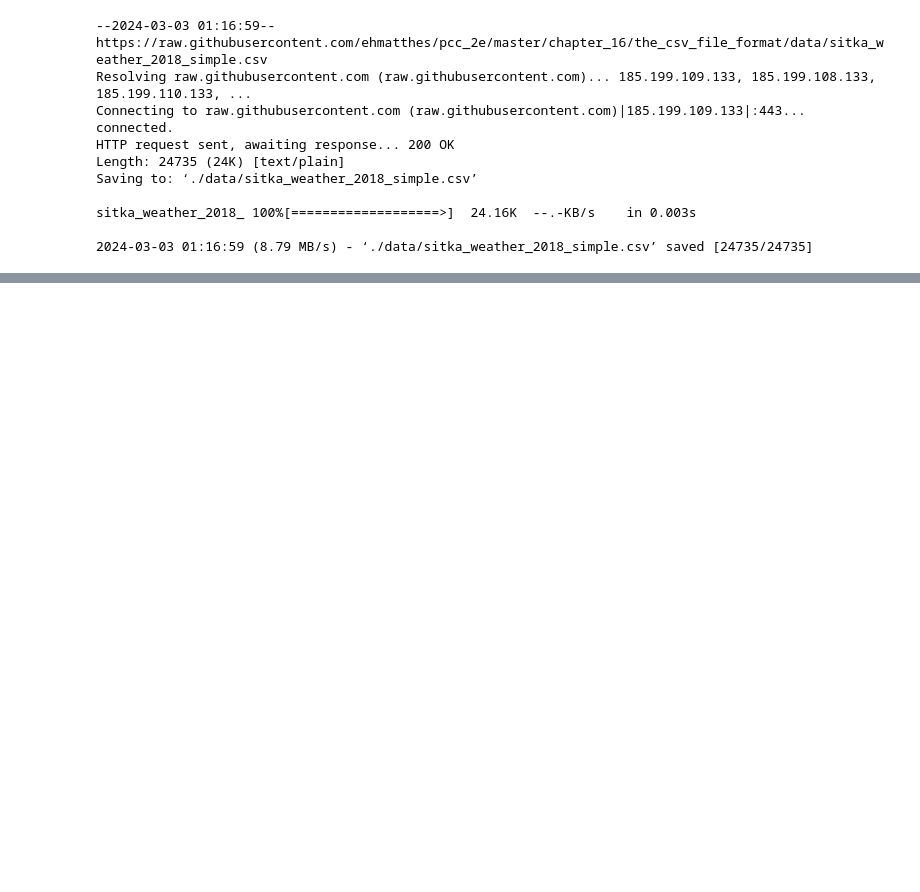
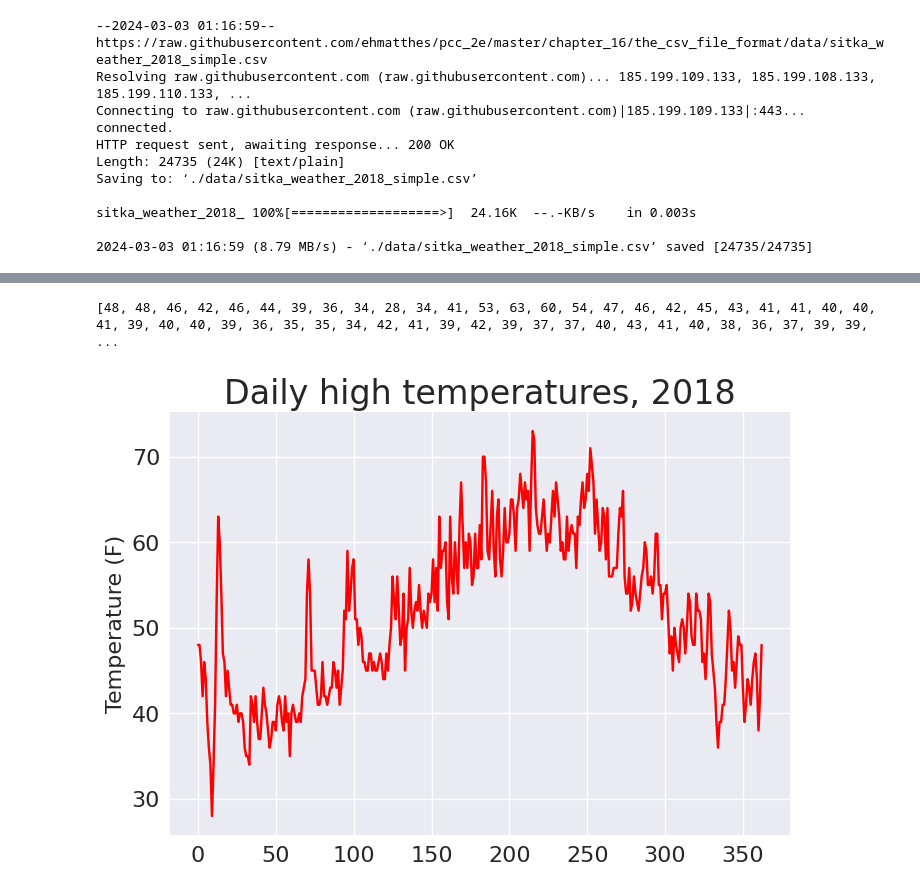
Before and after one commit to dsmith7789/Python-Practice, a Jupyter notebook: DataVisualization2/csv_practice.ipynb, the cells around one changed output, grey strips where cells are left out. Saved outputs shown, nothing was run; the diff lists cells and outputs as text; code cells hidden in the pictures; blank space fills up the shorter version.

```diff
--- a/DataVisualization2/csv_practice.ipynb
+++ b/DataVisualization2/csv_practice.ipynb
@@ -25,0 +46,48 @@ with open(filename) as f:
+# %%
+# extract high temperatures
+import csv
+
+filename = "data/sitka_weather_2018_simple.csv"
+with open(filename) as f:
+    reader = csv.reader(f)
+    header_row = next(reader)
+
+    # Get the high temperatures from this file
+    highs = []
+    for row in reader:
+        high = int(row[5])
+        highs.append(high)
+
+print(highs)
+# %% [output]
+[48, 48, 46, 42, 46, 44, 39, 36, 34, 28, 34, 41, 53, 63, 60, 54, 47, 46, 42, 45, 43, 41, 41, 40, 40, 41, 39, 40, 40, 39, 36, 35, 35, 34, 42, 41, 39, 42, 39, 37, 37, 40, 43, 41, 40, 38, 36, 37, 39, 39, ...
+# %%
+# plotting data in a temperature chart
+import csv
+import matplotlib.pyplot as plt
+
+filename = "data/sitka_weather_2018_simple.csv"
+with open(filename) as f:
+    reader = csv.reader(f)
+    header_row = next(reader)
+
+    # Get the high temperatures from this file
+    highs = []
+    for row in reader:
+        high = int(row[5])
+        highs.append(high)
+
+# plot the high temperatures
+plt.style.use('seaborn-v0_8')
+fig, ax = plt.subplots()
+ax.plot(highs, c='red')
+
+# format the plot
+ax.set_title("Daily high temperatures, 2018", fontsize=24)
+ax.set_xlabel("", fontsize=16)
+ax.set_ylabel("Temperature (F)", fontsize=16)
+ax.tick_params(axis='both', which='major', labelsize=16)
+
+plt.show()
+# %% [output]
+[figure, added]
```
Also changed, not shown: parts of 10 cells of this notebook, 8 other files.
